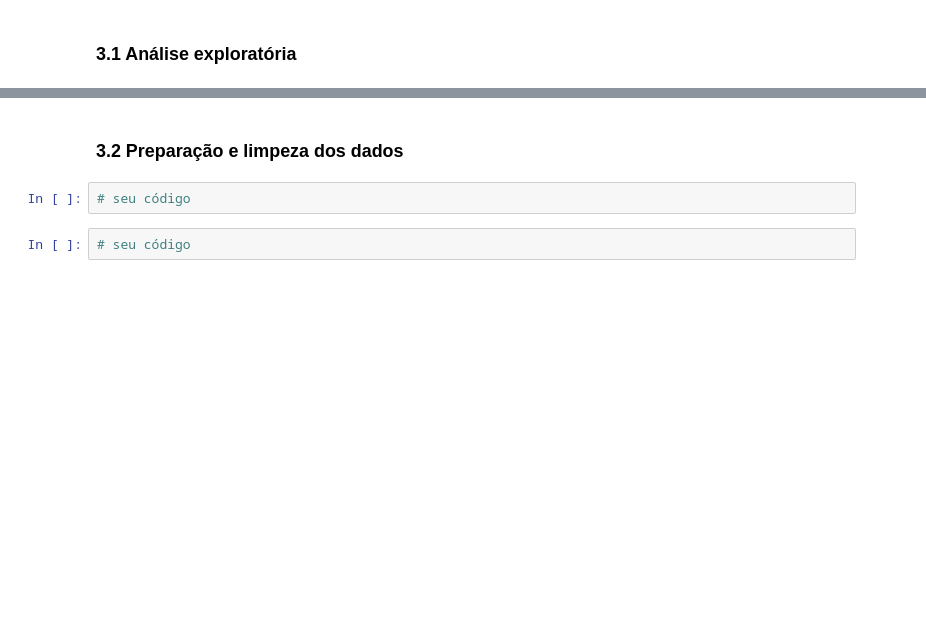
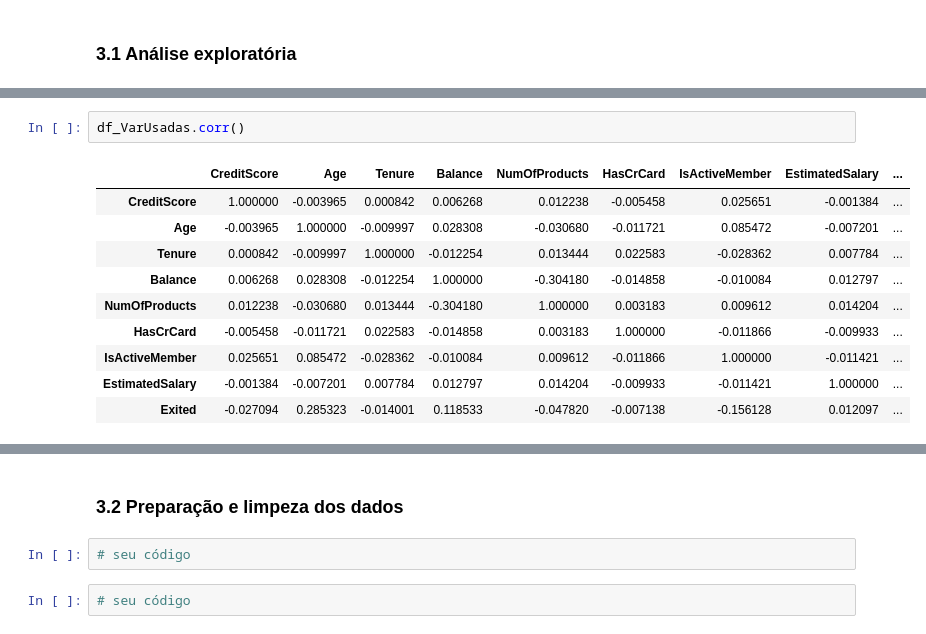
Before and after one commit to robsonbfreitas/br-classification-project, a Jupyter notebook: classification-project-br.ipynb, the cells around one changed output, grey strips where cells are left out. Drawn from its saved outputs; the diff is of its cells as text; blank space fills up the shorter version.

```diff
--- a/classification-project-br.ipynb
+++ b/classification-project-br.ipynb
@@ -81,0 +146,13 @@ df = pd.read_csv('Churn')
+# %%
+df_VarUsadas.corr()
+# %% [output]
+|  | CreditScore | Age | Tenure | Balance | NumOfProducts | HasCrCard | IsActiveMember | EstimatedSalary | ... |
+| CreditScore | 1.000000 | -0.003965 | 0.000842 | 0.006268 | 0.012238 | -0.005458 | 0.025651 | -0.001384 | ... |
+| Age | -0.003965 | 1.000000 | -0.009997 | 0.028308 | -0.030680 | -0.011721 | 0.085472 | -0.007201 | ... |
+| Tenure | 0.000842 | -0.009997 | 1.000000 | -0.012254 | 0.013444 | 0.022583 | -0.028362 | 0.007784 | ... |
+| Balance | 0.006268 | 0.028308 | -0.012254 | 1.000000 | -0.304180 | -0.014858 | -0.010084 | 0.012797 | ... |
+| NumOfProducts | 0.012238 | -0.030680 | 0.013444 | -0.304180 | 1.000000 | 0.003183 | 0.009612 | 0.014204 | ... |
+| HasCrCard | -0.005458 | -0.011721 | 0.022583 | -0.014858 | 0.003183 | 1.000000 | -0.011866 | -0.009933 | ... |
+| IsActiveMember | 0.025651 | 0.085472 | -0.028362 | -0.010084 | 0.009612 | -0.011866 | 1.000000 | -0.011421 | ... |
+| EstimatedSalary | -0.001384 | -0.007201 | 0.007784 | 0.012797 | 0.014204 | -0.009933 | -0.011421 | 1.000000 | ... |
+| Exited | -0.027094 | 0.285323 | -0.014001 | 0.118533 | -0.047820 | -0.007138 | -0.156128 | 0.012097 | ... |
```
Also changed, not shown: parts of 8 cells of this notebook.
